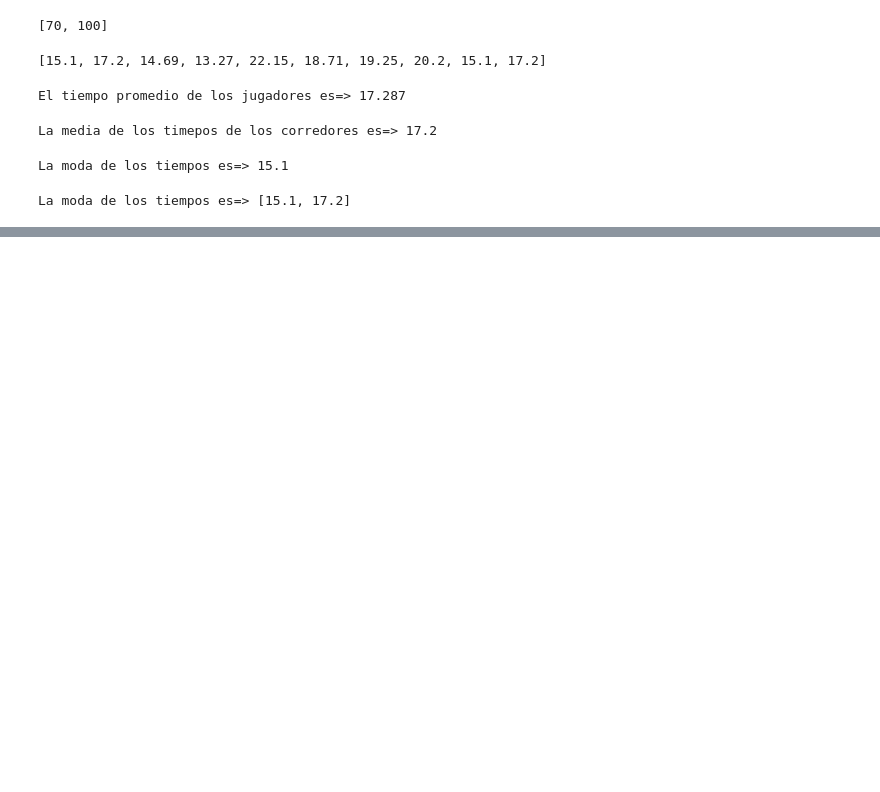
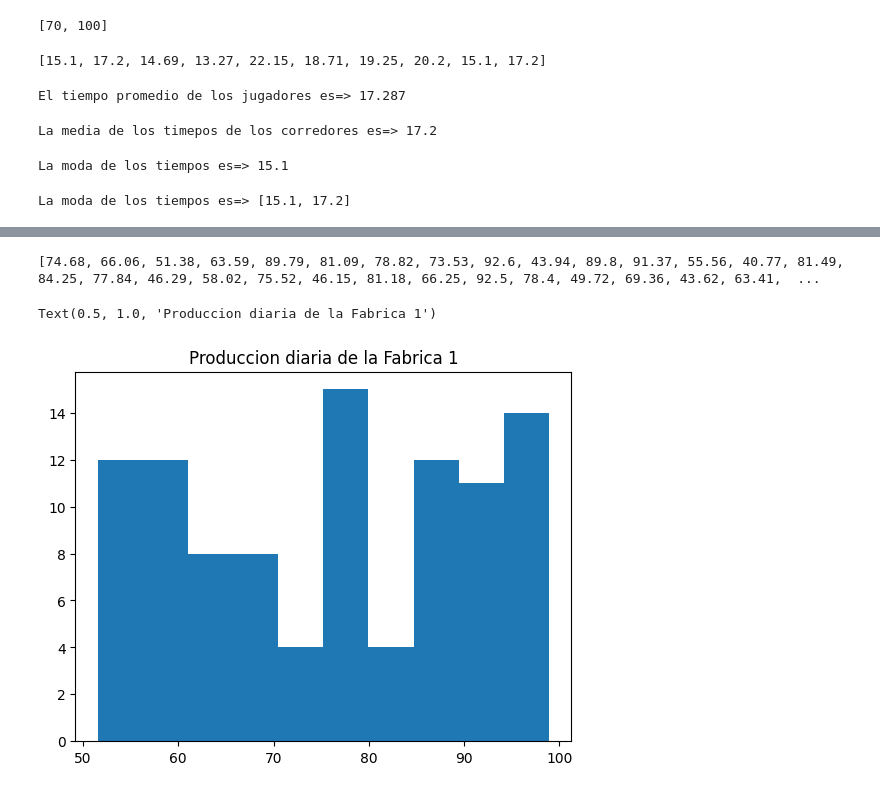
Before and after one commit to BeltranCristian/probabilidad, a Jupyter notebook: Practica_1.ipynb, the cells around one changed output, grey strips where cells are left out. Saved outputs shown, nothing was run; the diff lists cells and outputs as text; code cells hidden in the pictures; blank space fills up the shorter version.

```diff
--- a/Practica_1.ipynb
+++ b/Practica_1.ipynb
@@ -72,0 +75,17 @@ NameError: name 'random' is not defined
+# %%
+import random
+import matplotlib.pyplot as plt
+fabrica2 = []
+for i in range(100):
+  numero_aleatorio = round(random.uniform(40, 93), 2)
+  fabrica2.append(numero_aleatorio)
+print(fabrica2)
+# %% [output]
+[74.68, 66.06, 51.38, 63.59, 89.79, 81.09, 78.82, 73.53, 92.6, 43.94, 89.8, 91.37, 55.56, 40.77, 81.49, 84.25, 77.84, 46.29, 58.02, 75.52, 46.15, 81.18, 66.25, 92.5, 78.4, 49.72, 69.36, 43.62, 63.41,  ...
+# %%
+import matplotlib.pyplot as plt
+plt.hist(fabrica1)
+plt.title("Produccion diaria de la Fabrica 1")
+# %% [output]
+Text(0.5, 1.0, 'Produccion diaria de la Fabrica 1')
+[figure, added]
```
Also changed, not shown: parts of 6 cells of this notebook.
